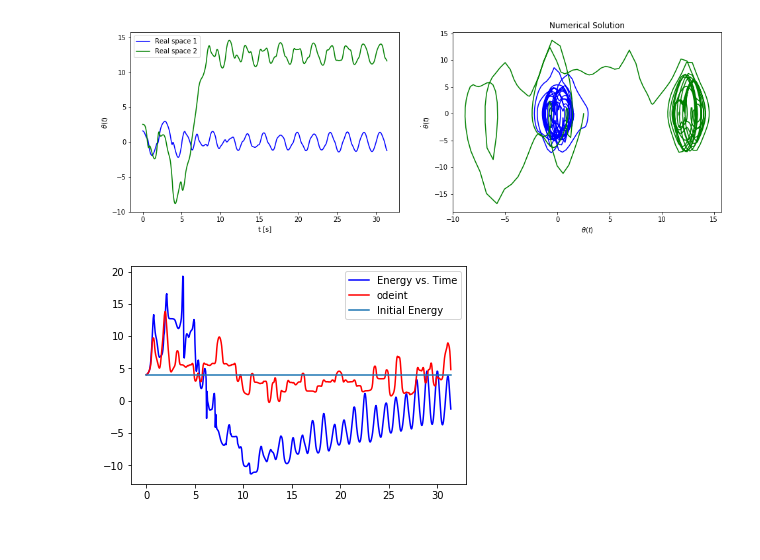
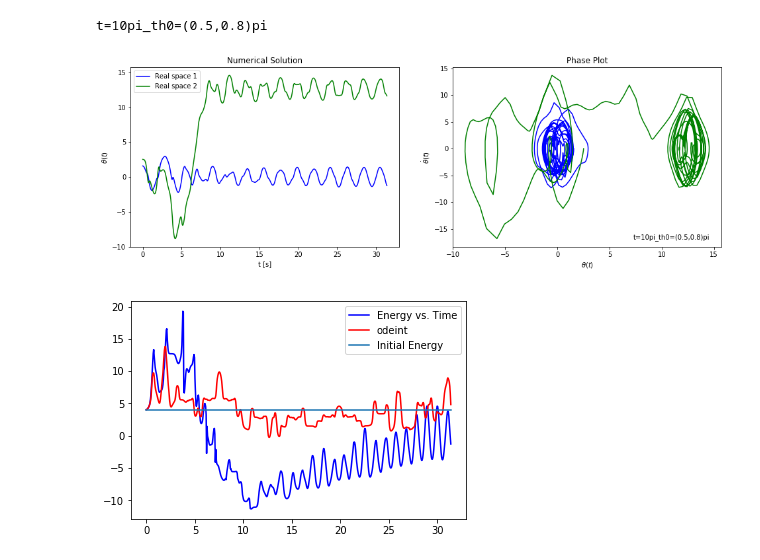
Before and after one commit to remysucre/SimplePendulum, a Jupyter notebook: Pendulum_SymplecticPartC.ipynb, the cells around one changed output. Saved outputs shown, nothing was run; the diff lists cells and outputs as text; code cells hidden in the pictures.

```diff
--- a/Pendulum_SymplecticPartC.ipynb
+++ b/Pendulum_SymplecticPartC.ipynb
@@ -114,27 +114,31 @@ uSP = np.transpose(sol[:,2:])
 theta,u = verlet(t,dt,theta0,u0,params)
 # %%
 # Plot results
+runInfo = "t="+str(int(time/np.pi))+"pi_"+"th0=("+str(theta0[0]/np.pi)+","+str(theta0[1]/np.pi)+")pi"
 
 fig = plt.figure(figsize=(16,5))
 ax1 = fig.add_subplot(121)
 ax2 = fig.add_subplot(122)
 
 ax1.plot(t,theta[0,:],label="Real space 1",color="b")
 ax1.plot(t,theta[1,:],label="Real space 2",color="g")
 #ax1.plot(t,thetaSP[0,:],label="Real space 1 odeint",color="r")
 #ax1.plot(t,thetaSP[1,:],label="Real space 2 odeint",color="k")
 
 ax2.plot(theta[0,:],u[0,:],label="Phase space 1",color="b")
 ax2.plot(theta[1,:],u[1,:],label="Phase space 2",color="g")
 
 ax1.set_xlabel('t [s]'); ax1.set_ylabel(r'$\theta(t)$');
 ax2.set_xlabel(r'$\theta(t)$'); ax2.set_ylabel(r'$\dot{\theta}(t)$');
 ax1.legend()
-plt.title("Numerical Solution")
-#plt.savefig("figures/doublePend.png")
+ax1.set_title("Numerical Solution")
+ax2.set_title("Phase Plot")
+plt.text(np.max(theta)/2,np.min(u),runInfo)
+plt.savefig("figures/" + runInfo + "doublePend.png",bbox_inches='tight')
 plt.show()
 # %% [output]
+t=10pi_th0=(0.5,0.8)pi
-[figure, old version]
+[figure, new version]
 # %%
 # Energy calculations
 
```
Also changed, not shown: parts of 3 cells of this notebook, 10 other files.
